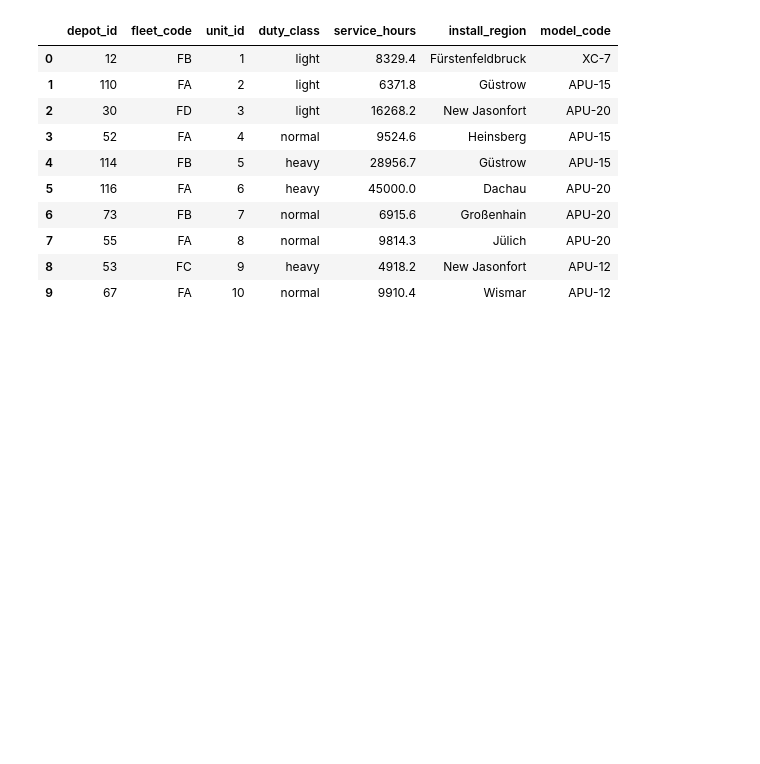
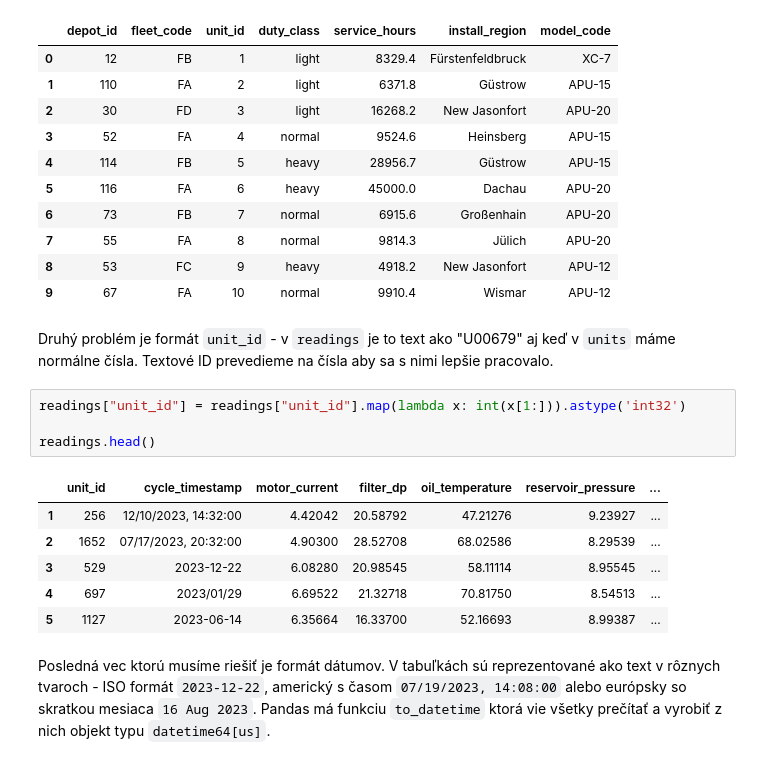
Before and after one commit to tancop/iau-projekt, a Jupyter notebook: main.ipynb, the cells around one changed output. Drawn from its saved outputs; the diff is of its cells as text; blank space fills up the shorter version.

```diff
--- a/main.ipynb
+++ b/main.ipynb
@@ -416,3 +416,18 @@ units.head(10)
 | 7 | 55 | FA | 8 | normal | 9814.3 | Jülich | APU-20 |
 | 8 | 53 | FC | 9 | heavy | 4918.2 | New Jasonfort | APU-12 |
 | 9 | 67 | FA | 10 | normal | 9910.4 | Wismar | APU-12 |
+# %% [markdown]
+Druhý problém je formát `unit_id` - v `readings` je to text ako "U00679" aj keď v `units` máme normálne čísla. Textové ID prevedieme na čísla aby sa s nimi lepšie pracovalo.
+# %%
+readings["unit_id"] = readings["unit_id"].map(lambda x: int(x[1:])).astype('int32')
+
+readings.head()
+# %% [output]
+|  | unit_id | cycle_timestamp | motor_current | filter_dp | oil_temperature | reservoir_pressure | ... |
+| 1 | 256 | 12/10/2023, 14:32:00 | 4.42042 | 20.58792 | 47.21276 | 9.23927 | ... |
+| 2 | 1652 | 07/17/2023, 20:32:00 | 4.90300 | 28.52708 | 68.02586 | 8.29539 | ... |
+| 3 | 529 | 2023-12-22 | 6.08280 | 20.98545 | 58.11114 | 8.95545 | ... |
+| 4 | 697 | 2023/01/29 | 6.69522 | 21.32718 | 70.81750 | 8.54513 | ... |
+| 5 | 1127 | 2023-06-14 | 6.35664 | 16.33700 | 52.16693 | 8.99387 | ... |
+# %% [markdown]
+Posledná vec ktorú musíme riešiť je formát dátumov. V tabuľkách sú reprezentované ako text v rôznych tvaroch - ISO formát `2023-12-22`, americký s časom `07/19/2023, 14:08:00` alebo európsky so skratkou mesiaca `16 Aug 2023`. Pandas má funkciu `to_datetime` ktorá vie všetky prečítať a vyrobiť z nich objekt typu `datetime64[us]`.
```
Also changed, not shown: parts of 4 cells of this notebook.
